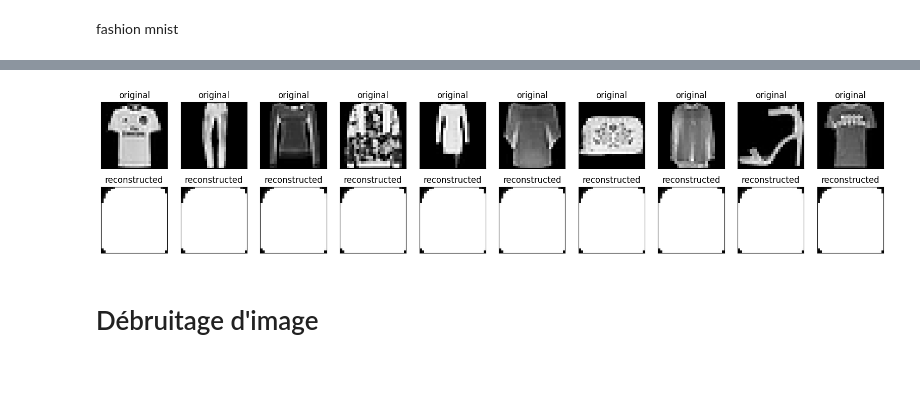
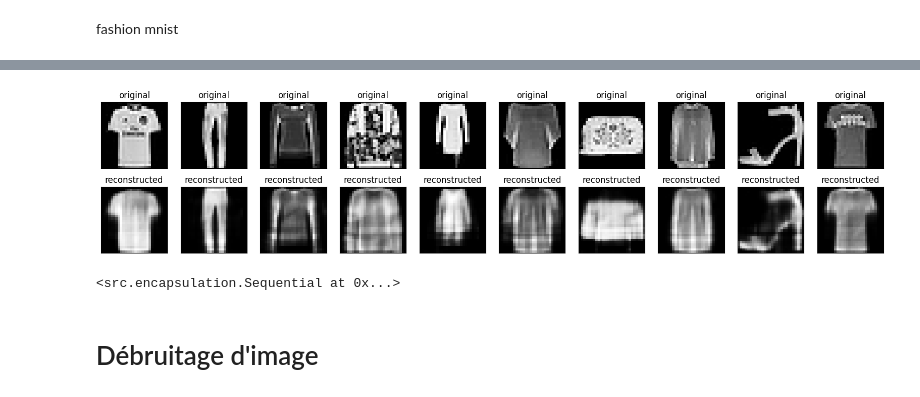
Before and after one commit to dataymeric/NeuralNetworksDIY, a Jupyter notebook: notebooks/encoder_decoder.ipynb, the cells around one changed output, grey strips where cells are left out. Cells and saved outputs as stored; diff of their text form; code cells hidden in the pictures.

```diff
--- a/notebooks/encoder_decoder.ipynb
+++ b/notebooks/encoder_decoder.ipynb
@@ -121,0 +166,28 @@ optimizer.SGD(X_train, X_train, batch_size, 10)
+# %%
+plt.figure(figsize=(20, 4))
+optimizer.network.reset()
+n = 10
+for i in range(n):
+    optimizer.SGD(
+        X_train,
+        X_train,
+        batch_size,
+        20,
+    )
+    decoded_imgs = optimizer.network.forward(X_test)
+
+    # display original
+    ax = plt.subplot(2, n, i + 1)
+    plt.imshow(X_test[4].reshape(28, 28))
+    plt.title(f"epoch {(i+1)*20}")
+    plt.gray()
+    ax.get_xaxis().set_visible(False)
+    ax.get_yaxis().set_visible(False)
+
+    # display reconstruction
+    ax = plt.subplot(2, n, i + 1 + n)
+    plt.imshow(decoded_imgs[4].reshape(28, 28))
+    plt.gray()
+    ax.get_xaxis().set_visible(False)
+    ax.get_yaxis().set_visible(False)
+plt.show()
@@ -122,23 +196,33 @@ optimizer.SGD(X_train, X_train, batch_size, 10)
 # %%
+X_train, X_test, y_train, y_test = load_data(rootdir, trim=0.5)
+optimizer = Optim(net.reset(), MSELoss(), eps=1e-3)
+optimizer.network.reset()
+optimizer.SGD(
+    X_train,
+    X_train,
+    batch_size,
+    1000,
+)
+
 n = 10
 decoded_imgs = net.forward(X_test)
 plt.figure(figsize=(20, 4))
 for i in range(n):
     # display original
     ax = plt.subplot(2, n, i + 1)
     plt.imshow(X_test[i].reshape(28, 28))
     plt.title("original")
     plt.gray()
     ax.get_xaxis().set_visible(False)
     ax.get_yaxis().set_visible(False)
 
     # display reconstruction
     ax = plt.subplot(2, n, i + 1 + n)
     plt.imshow(decoded_imgs[i].reshape(28, 28))
     plt.title("reconstructed")
     plt.gray()
     ax.get_xaxis().set_visible(False)
     ax.get_yaxis().set_visible(False)
 plt.show()
 # %% [output]
-[figure, old version]
+[figure, new version]
@@ -145,3 +236,7 @@ plt.show()
+# %%
+test
+# %% [output]
+<src.encapsulation.Sequential at 0x...>
 # %% [markdown]
 # Débruitage d'image
 # %% [markdown]
```
Also changed, not shown: parts of 9 cells of this notebook.
